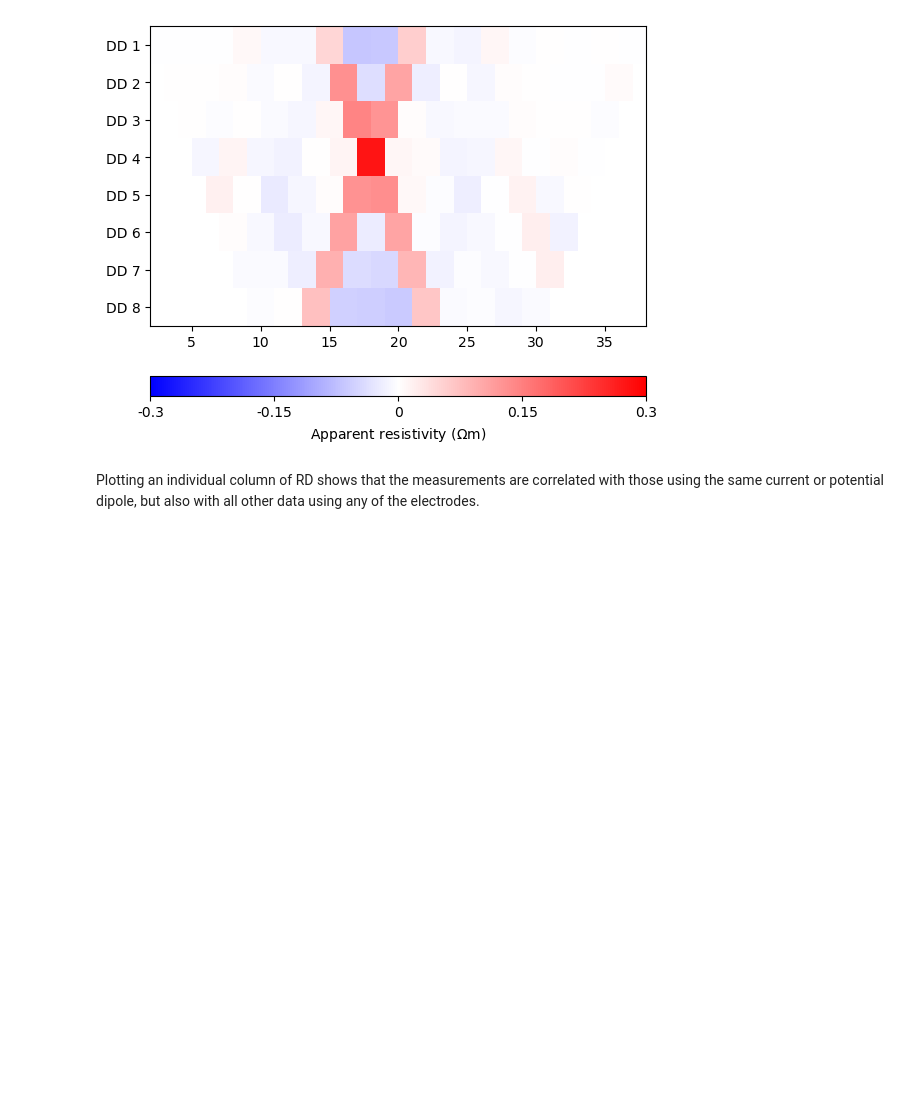
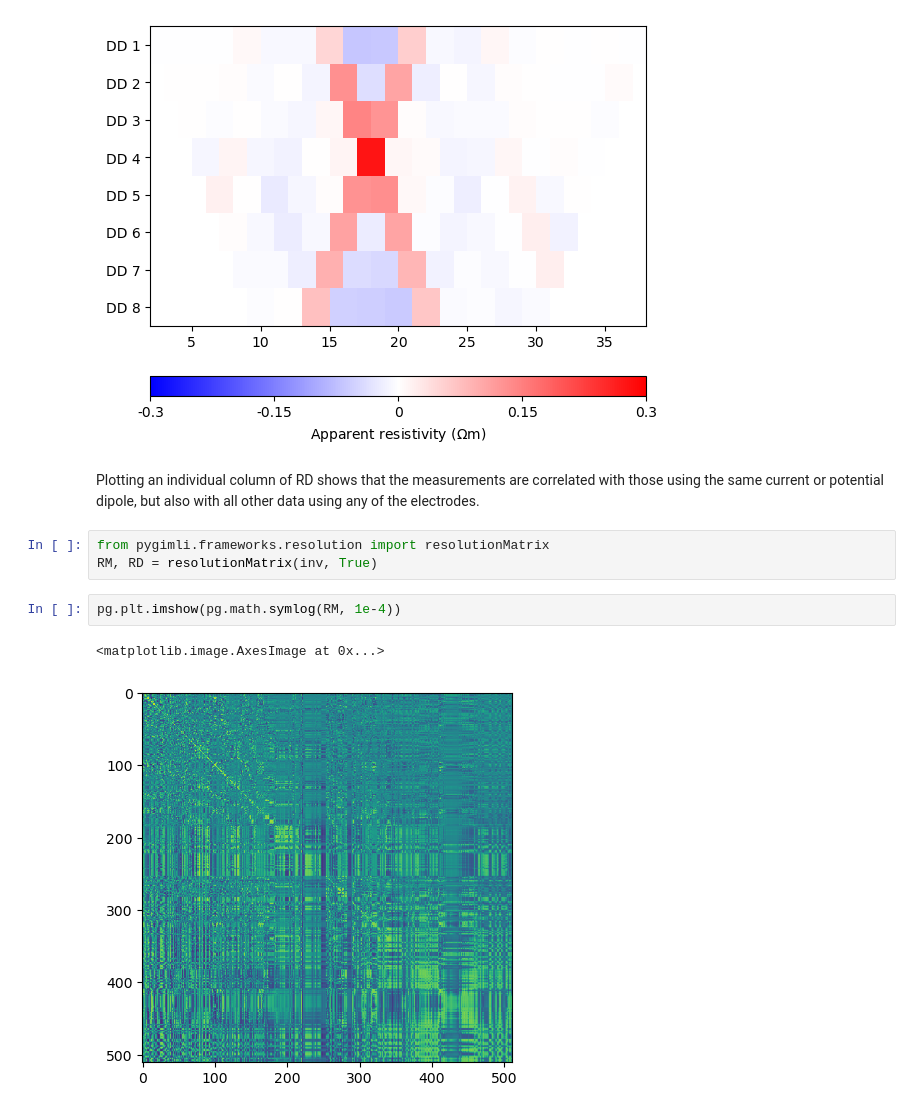
Before and after one commit to gimli-org/notebooks, a Jupyter notebook: inversion/resolution.ipynb, the cells around one changed output. Drawn from its saved outputs; the diff is of its cells as text; blank space fills up the shorter version.

Commit message:
ENH: finish resolution notebook

```diff
--- a/inversion/resolution.ipynb
+++ b/inversion/resolution.ipynb
@@ -191,3 +194,11 @@ data.show(RD[:, 57], cMin=-.3, cMax=.3, cMap="bwr")
 [figure]
 # %% [markdown]
 Plotting an individual column of RD shows that the measurements are correlated with those using the same current or potential dipole, but also with all other data using any of the electrodes.
+# %%
+from pygimli.frameworks.resolution import resolutionMatrix
+RM, RD = resolutionMatrix(inv, True)
+# %%
+pg.plt.imshow(pg.math.symlog(RM, 1e-4))
+# %% [output]
+<matplotlib.image.AxesImage at 0x...>
+[figure, added]
```
Also changed, not shown: parts of 9 cells of this notebook.
